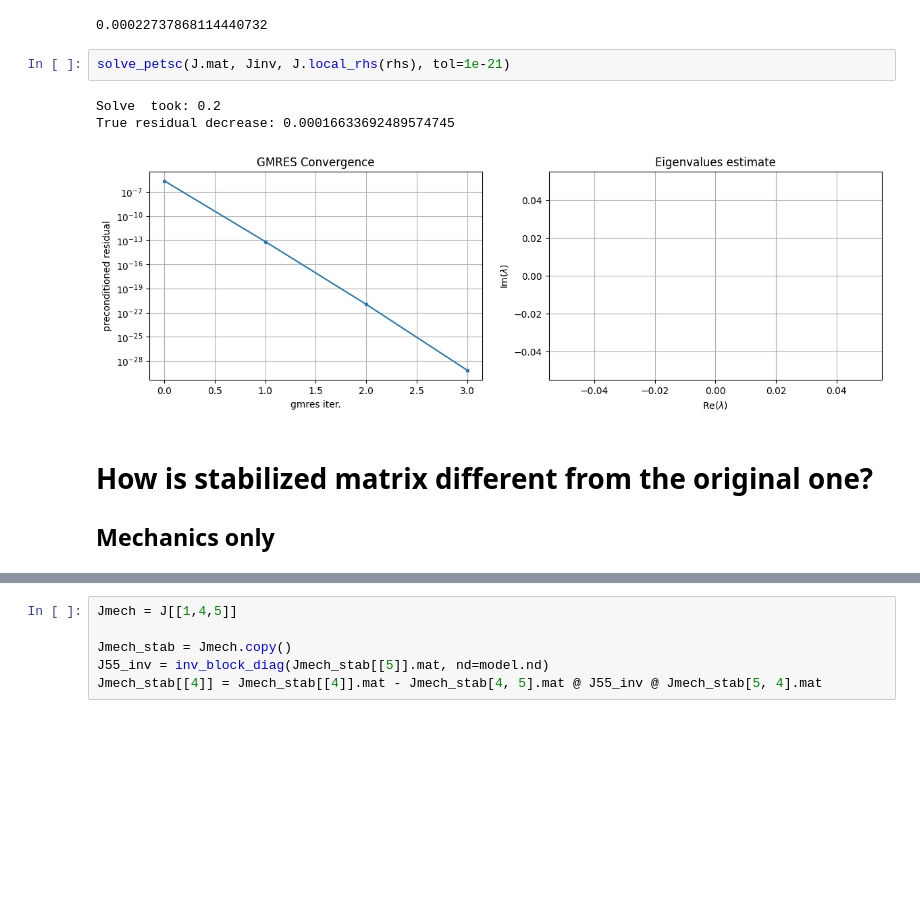
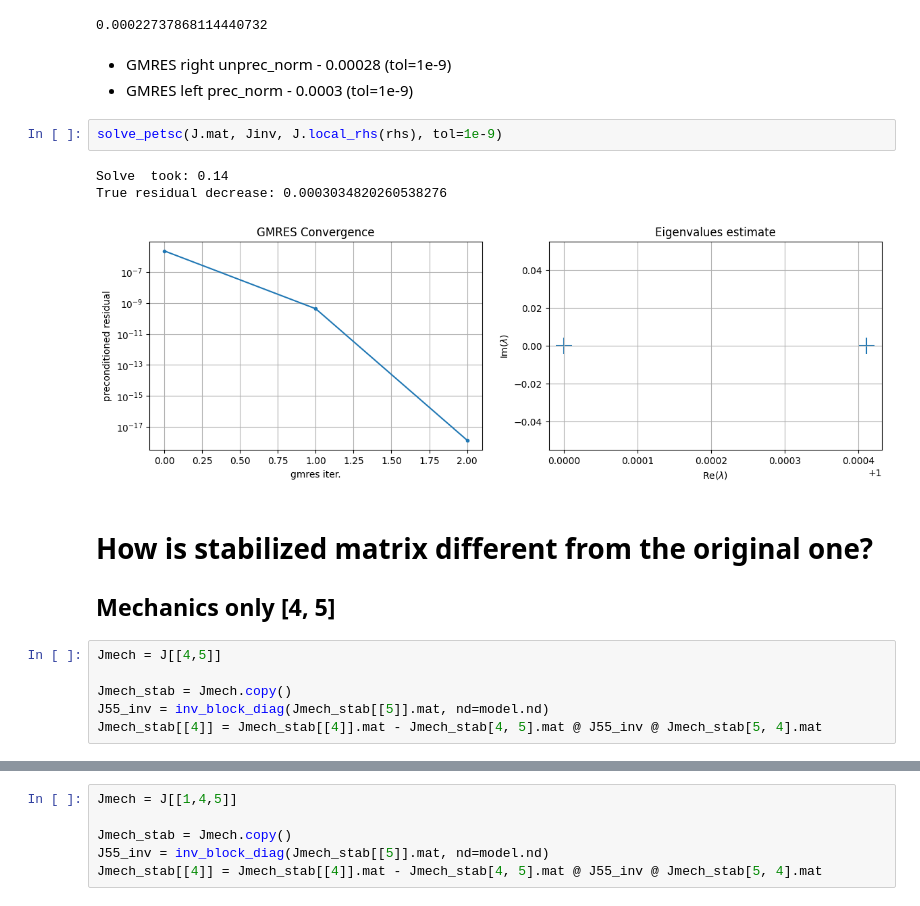
Before and after one commit to pmgbergen/FTHM-Solver, a Jupyter notebook: fpm/full_system_exact.ipynb, the cells around one changed output, grey strips where cells are left out. Saved outputs shown, nothing was run; the diff lists cells and outputs as text; blank space fills up the shorter version.

```diff
--- a/fpm/full_system_exact.ipynb
+++ b/fpm/full_system_exact.ipynb
@@ -149,13 +152,22 @@ x = Jinv @ rhs
 norm(J.mat @ x - rhs) / norm(rhs)
 # %% [output]
 0.00022737868114440732
+# %% [markdown]
+* GMRES right unprec_norm - 0.00028 (tol=1e-9)
+* GMRES left prec_norm - 0.0003 (tol=1e-9)
 # %%
-solve_petsc(J.mat, Jinv, J.local_rhs(rhs), tol=1e-21)
+solve_petsc(J.mat, Jinv, J.local_rhs(rhs), tol=1e-9)
 # %% [output]
-Solve  took: 0.2
-True residual decrease: 0.00016633692489574745
+Solve  took: 0.14
+True residual decrease: 0.0003034820260538276
-[figure, old version]
+[figure, new version]
 # %% [markdown]
 # How is stabilized matrix different from the original one?
 
-## Mechanics only
+## Mechanics only [4, 5]
+# %%
+Jmech = J[[4,5]]
+
+Jmech_stab = Jmech.copy()
+J55_inv = inv_block_diag(Jmech_stab[[5]].mat, nd=model.nd)
+Jmech_stab[[4]] = Jmech_stab[[4]].mat - Jmech_stab[4, 5].mat @ J55_inv @ Jmech_stab[5, 4].mat
```
Also changed, not shown: parts of 10 cells of this notebook, 5 other files.
